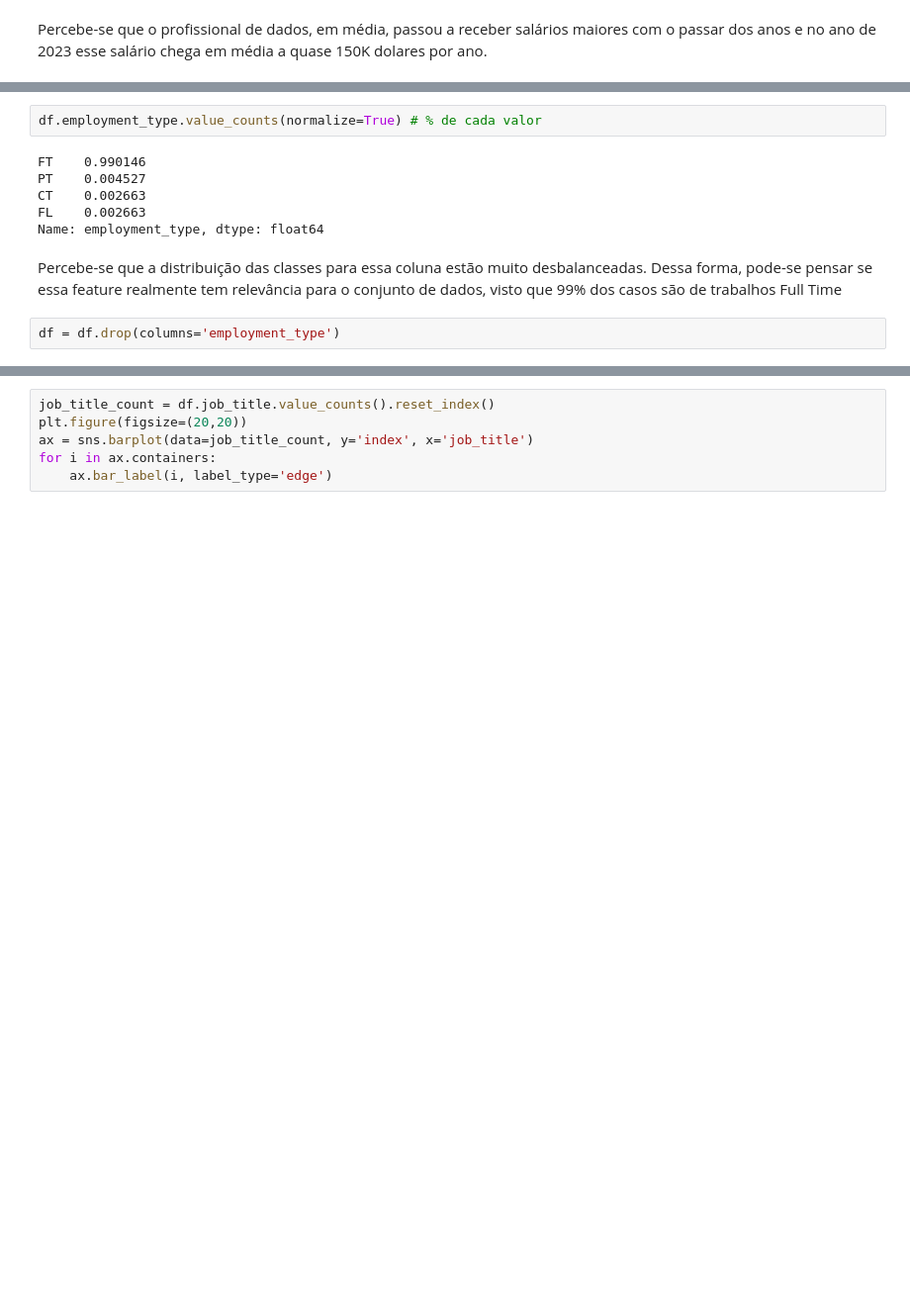
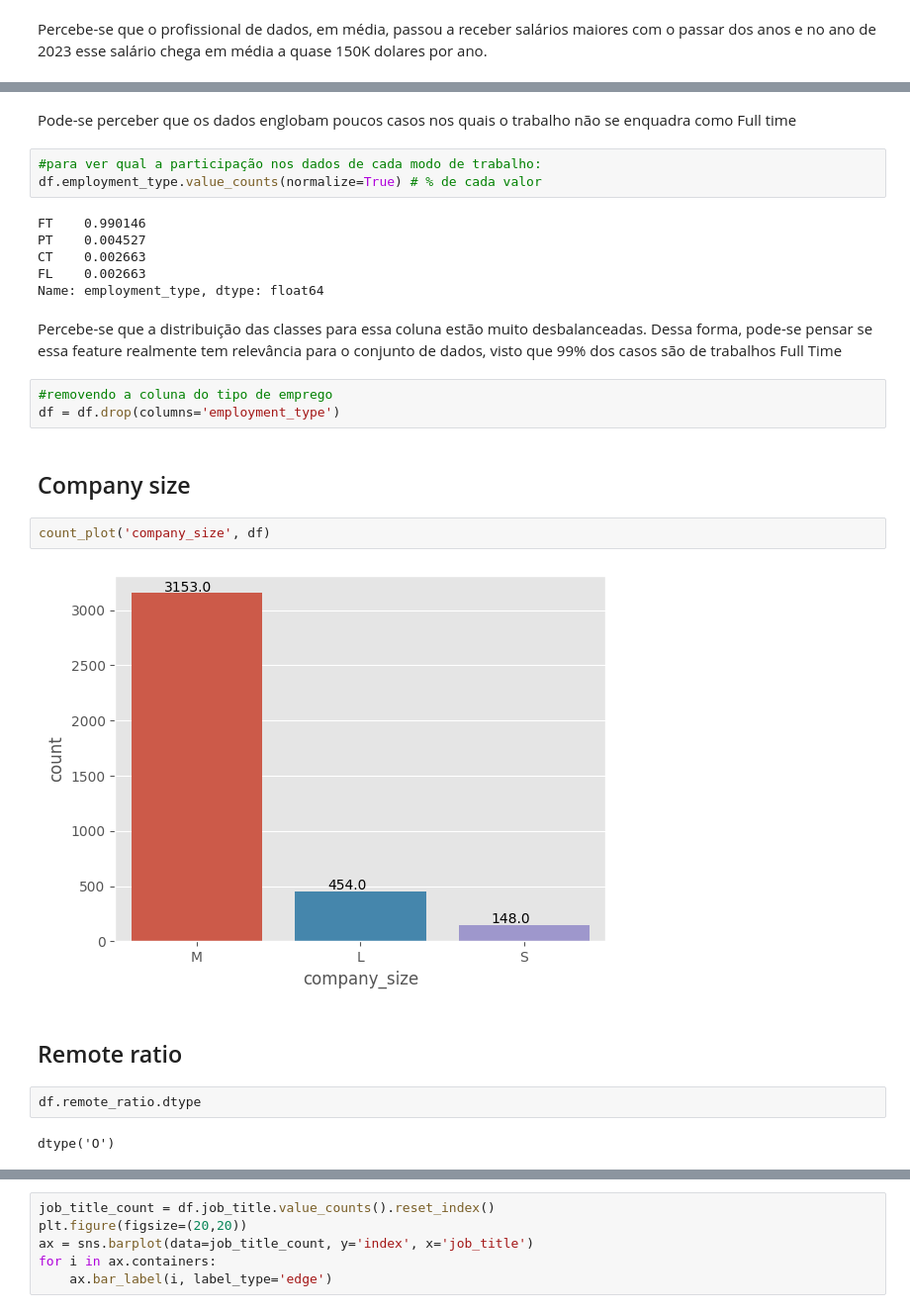
Before and after one commit to IgorEisenlohr/MVP-sprint1, a Jupyter notebook: MVP_SPRINT1_DATASCIENCE.ipynb, the cells around one changed output, grey strips where cells are left out. Shown at 99% size. Saved outputs shown, nothing was run; the diff lists cells and outputs as text; blank space fills up the shorter version.

```diff
--- a/MVP_SPRINT1_DATASCIENCE.ipynb
+++ b/MVP_SPRINT1_DATASCIENCE.ipynb
@@ -294,4 +330,7 @@ count_plot('employment_type', df)
+# %% [markdown]
+Pode-se perceber que os dados englobam poucos casos nos quais o trabalho não se enquadra como Full time
 # %%
+#para ver qual a participação nos dados de cada modo de trabalho:
 df.employment_type.value_counts(normalize=True) # % de cada valor
 # %% [output]
 FT    0.990146
@@ -301,5 +340,18 @@ FL    0.002663
 Name: employment_type, dtype: float64
 # %% [markdown]
 Percebe-se que a distribuição das classes para essa coluna estão muito desbalanceadas. Dessa forma, pode-se pensar se essa feature realmente tem relevância para o conjunto de dados, visto que 99% dos casos são de trabalhos Full Time
-# %%
-df = df.drop(columns='employment_type')
+# %%
+#removendo a coluna do tipo de emprego
+df = df.drop(columns='employment_type')
+# %% [markdown]
+## Company size
+# %%
+count_plot('company_size', df)
+# %% [output]
+[figure, added]
+# %% [markdown]
+## Remote ratio
+# %%
+df.remote_ratio.dtype
+# %% [output]
+dtype('O')
```
Also changed, not shown: parts of 52 cells of this notebook.
